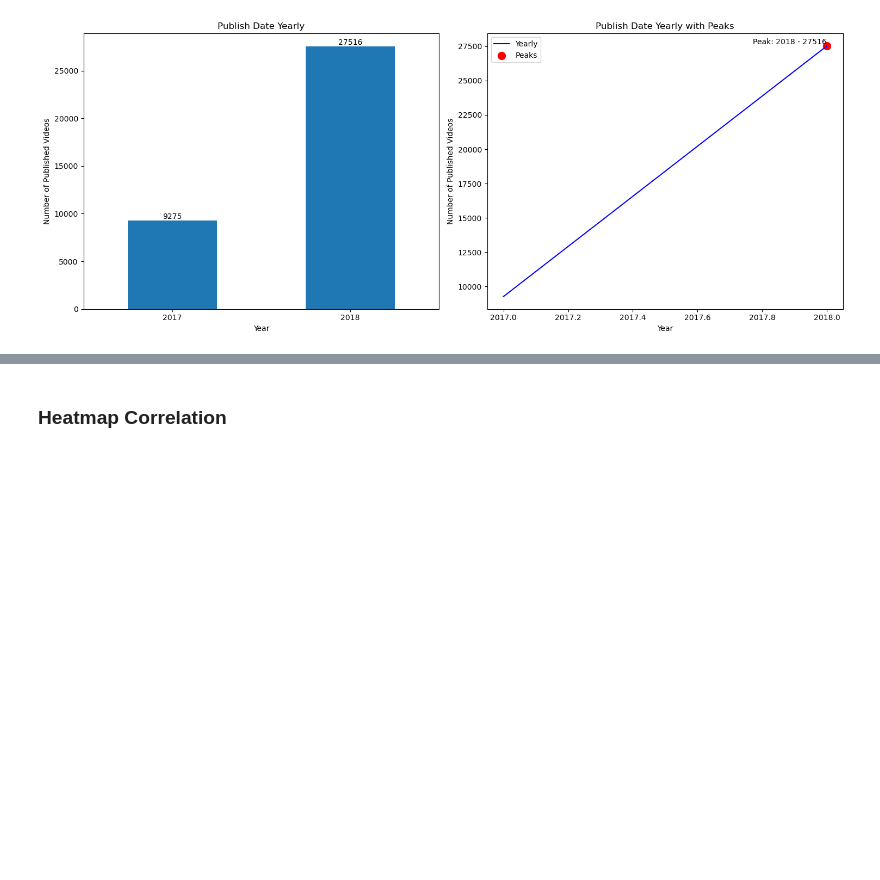
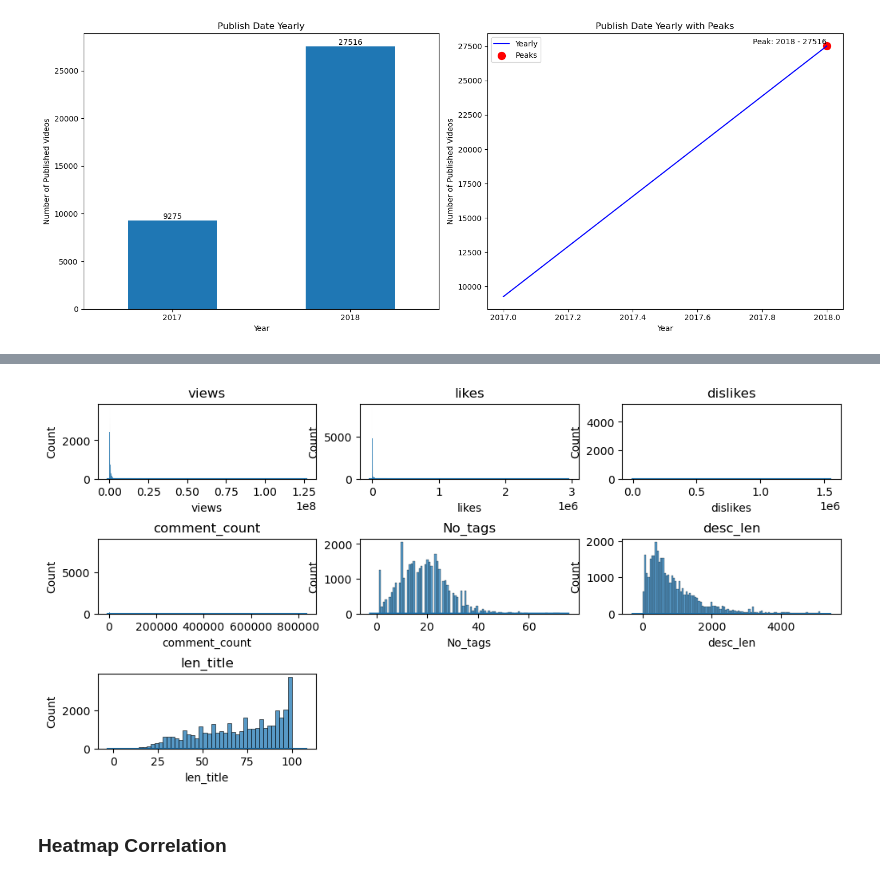
Before and after one commit to LimatanL/HW-k7, a Jupyter notebook: EDA_hw_k7.ipynb, the cells around one changed output, grey strips where cells are left out. Cells and saved outputs as stored; diff of their text form; code cells hidden in the pictures; blank space fills up the shorter version.

```diff
--- a/EDA_hw_k7.ipynb
+++ b/EDA_hw_k7.ipynb
@@ -564,2 +535,13 @@ plt.show()
+# %%
+plt.figure(figsize=(12,10))
+for i in range(len(nums)):
+    plt.subplot(5,3,i+1)
+    plt.subplots_adjust(hspace=0.8)
+    sns.histplot(data = df, x = nums[i])
+    sns.kdeplot(data = df, x = nums[i])
+    plt.title(nums[i])
+    plt.xlabel(nums[i])
+# %% [output]
+[figure, added]
 # %% [markdown]
 ### Heatmap Correlation
```
Also changed, not shown: parts of 22 cells of this notebook.
